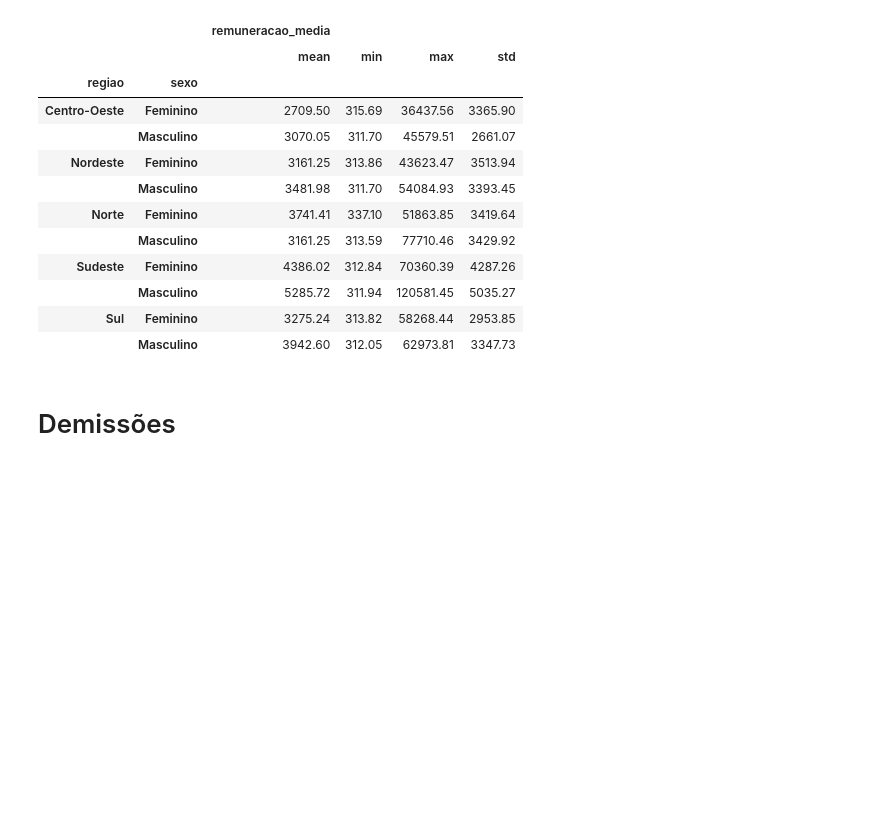
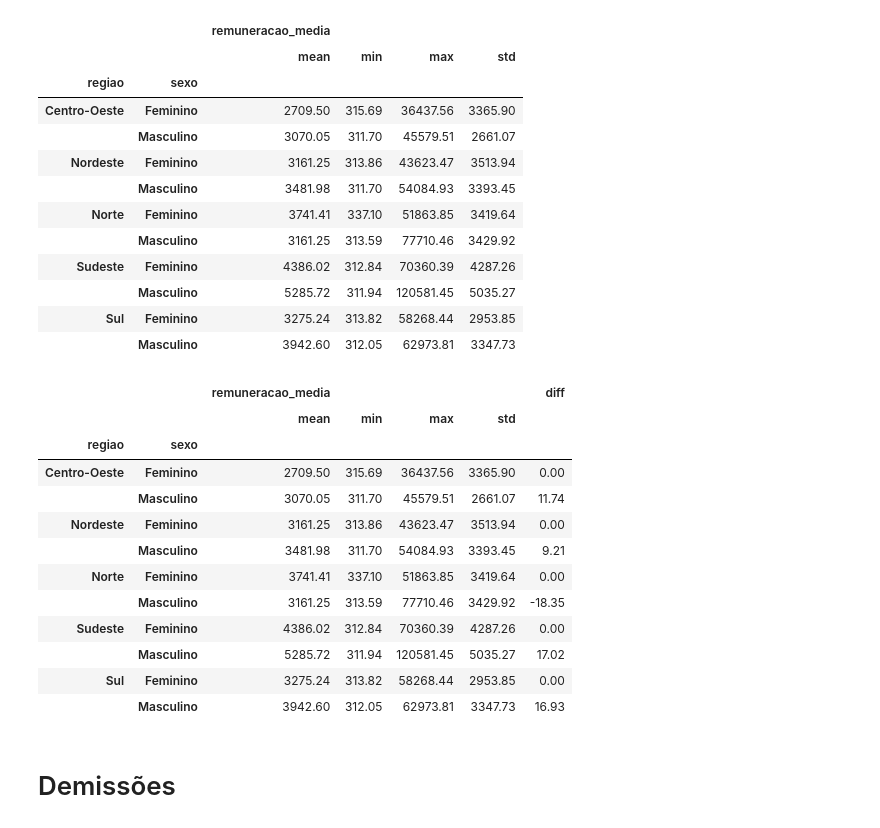
Before and after one commit to celiudos/unb_artigo_mineracao_dados, a Jupyter notebook: src/analise_profissionais_ti_genero.ipynb, the cells around one changed output. Drawn from its saved outputs; the diff is of its cells as text; code cells hidden in the pictures; blank space fills up the shorter version.

```diff
--- a/src/analise_profissionais_ti_genero.ipynb
+++ b/src/analise_profissionais_ti_genero.ipynb
@@ -99,16 +99,16 @@ df_ana_r = df_ana[df_ana["remuneracao_media"] > 0]
 # Remun. Média
 # %%
 # group df_ana_r by sigla_uf and add a column with mean, max, min, std
-df_ana_f = df_ana_r.groupby(["regiao", "sexo"]).agg(
-    {"remuneracao_media": ["mean", "min", "max", "std"]})
+df_ana_rm = df_ana_r.groupby(["regiao", "sexo"]).agg(
+    {"remuneracao_media": ["mean", "min", "max", "std"]}).copy()
 
 # round values to 2 decimal places
-df_ana_f = df_ana_f.round(2)
+df_ana_rm = df_ana_rm.round(2)
 
 # export to table in latex to 2 decimal places
-df_ana_f.reset_index().to_latex("./output/silver/df_ana_f.tex", index=False)
+df_ana_rm.reset_index().to_latex("./output/silver/df_ana_rm.tex", index=False)
 
-df_ana_f
+df_ana_rm
 # %% [output]
 |  |  | remuneracao_media |  |  |  |
 |  |  | mean | min | max | std |
@@ -123,6 +123,30 @@ df_ana_f
 |  | Masculino | 5285.72 | 311.94 | 120581.45 | 5035.27 |
 | Sul | Feminino | 3275.24 | 313.82 | 58268.44 | 2953.85 |
 |  | Masculino | 3942.60 | 312.05 | 62973.81 | 3347.73 |
+# %%
+# add a col with difference in percentual between rows of col mean
+df_ana_rm["diff"] = df_ana_rm["remuneracao_media"]["mean"].diff() / df_ana_rm["remuneracao_media"]["mean"] * 100
+
+df_ana_rm["diff"] = df_ana_rm["diff"].round(2)
+
+pd.set_option('mode.chained_assignment', None) # remove warning
+df_ana_rm["diff"][::2] = 0
+
+df_ana_rm
+# %% [output]
+|  |  | remuneracao_media |  |  |  | diff |
+|  |  | mean | min | max | std |  |
+| regiao | sexo |  |  |  |  |  |
+| Centro-Oeste | Feminino | 2709.50 | 315.69 | 36437.56 | 3365.90 | 0.00 |
+|  | Masculino | 3070.05 | 311.70 | 45579.51 | 2661.07 | 11.74 |
+| Nordeste | Feminino | 3161.25 | 313.86 | 43623.47 | 3513.94 | 0.00 |
+|  | Masculino | 3481.98 | 311.70 | 54084.93 | 3393.45 | 9.21 |
+| Norte | Feminino | 3741.41 | 337.10 | 51863.85 | 3419.64 | 0.00 |
+|  | Masculino | 3161.25 | 313.59 | 77710.46 | 3429.92 | -18.35 |
+| Sudeste | Feminino | 4386.02 | 312.84 | 70360.39 | 4287.26 | 0.00 |
+|  | Masculino | 5285.72 | 311.94 | 120581.45 | 5035.27 | 17.02 |
+| Sul | Feminino | 3275.24 | 313.82 | 58268.44 | 2953.85 | 0.00 |
+|  | Masculino | 3942.60 | 312.05 | 62973.81 | 3347.73 | 16.93 |
 # %% [markdown]
 # Demissões
 # %%
```
Also changed, not shown: parts of 6 cells of this notebook, 1 other file.
